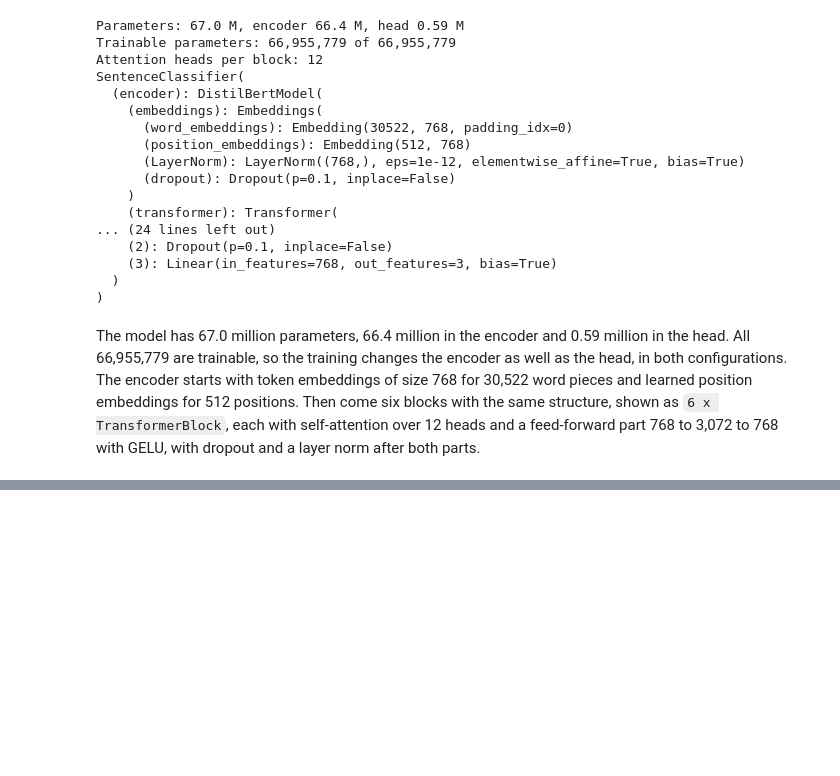
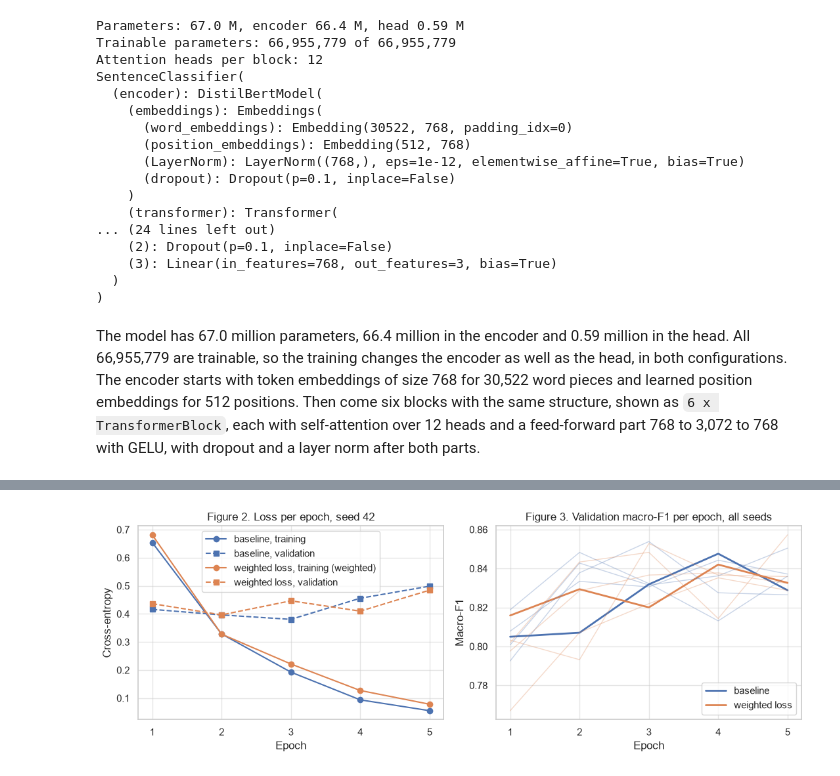
Before and after one commit to mauroreverberi/deep_learning_systems, a Jupyter notebook: deep_learning.ipynb, the cells around one changed output, grey strips where cells are left out. Drawn from its saved outputs; the diff is of its cells as text; code cells hidden in the pictures; blank space fills up the shorter version.

Commit message:
Add weighted loss experiment and training

```diff
--- a/deep_learning.ipynb
+++ b/deep_learning.ipynb
@@ -416,0 +434,4 @@ The model has 67.0 million parameters, 66.4 million in the encoder and 0.59 mill
+# %%
+train_counts = sentences.loc[is_train, "label"].value_counts()[LABELS]
+class_weights = train_counts.sum() / (len(LABELS) * train_counts)
+print(pd.DataFrame({"training sentences": train_counts, "weight": class_weights.round(3)}))
@@ -416,0 +496,13 @@ The model has 67.0 million parameters, 66.4 million in the encoder and 0.59 mill
+# %%
+# five seeds, both configurations, each model is evaluated once on the test split
+histories, test_probabilities = [], {}
+for seed in SEEDS:
+    for name, weighted in [("baseline", False), ("weighted loss", True)]:
+        model, history = train_model(name, seed, weighted)
+        _, test_probabilities[(name, seed)], test_labels = run_epoch(model, test_loader, plain_loss)
+        best = history.loc[history["validation_macro_f1"].idxmax()]
+        print(f"{name}, seed {seed}: best epoch {int(best['epoch'])}, validation macro-F1 "
+              f"{best['validation_macro_f1']:.4f}, {history['seconds'].sum() / 60:.1f} min", flush=True)
+        histories.append(history)
+        del model
+history = pd.concat(histories, ignore_index=True)
@@ -416,0 +520,3 @@ The model has 67.0 million parameters, 66.4 million in the encoder and 0.59 mill
+# %%
+main = history[history["seed"] == MAIN_SEED].drop(columns="seed")
+main.round(4)
@@ -416,0 +535,28 @@ The model has 67.0 million parameters, 66.4 million in the encoder and 0.59 mill
+# %%
+# one color per model, solid for training, dashed for validation
+colors = {"baseline": "C0", "weighted loss": "C1"}
+
+fig, axes = plt.subplots(1, 2, figsize=(11, 4))
+for name, group in main.groupby("model", sort=False):
+    axes[0].plot(group["epoch"], group["train_loss"], color=colors[name], marker="o",
+                 label=f"{name}, training" + (" (weighted)" if name == "weighted loss" else ""))
+    axes[0].plot(group["epoch"], group["validation_loss"], color=colors[name], marker="s",
+                 linestyle="--", label=f"{name}, validation")
+for (name, seed), group in history.groupby(["model", "seed"], sort=False):
+    axes[1].plot(group["epoch"], group["validation_macro_f1"], color=colors[name],
+                 alpha=1.0 if seed == MAIN_SEED else 0.3, linewidth=2 if seed == MAIN_SEED else 1,
+                 label=name if seed == MAIN_SEED else None)
+axes[0].set_title(f"Figure 2. Loss per epoch, seed {MAIN_SEED}")
+axes[0].set_xlabel("Epoch")
+axes[0].set_ylabel("Cross-entropy")
+axes[0].set_xticks(main["epoch"].unique())
+axes[0].legend()
+axes[1].set_title("Figure 3. Validation macro-F1 per epoch, all seeds")
+axes[1].set_xlabel("Epoch")
+axes[1].set_ylabel("Macro-F1")
+axes[1].set_xticks(main["epoch"].unique())
+axes[1].legend()
+plt.tight_layout()
+plt.show()
+# %% [output]
+[figure, added]
```
Also changed, not shown: parts of 9 cells of this notebook.
